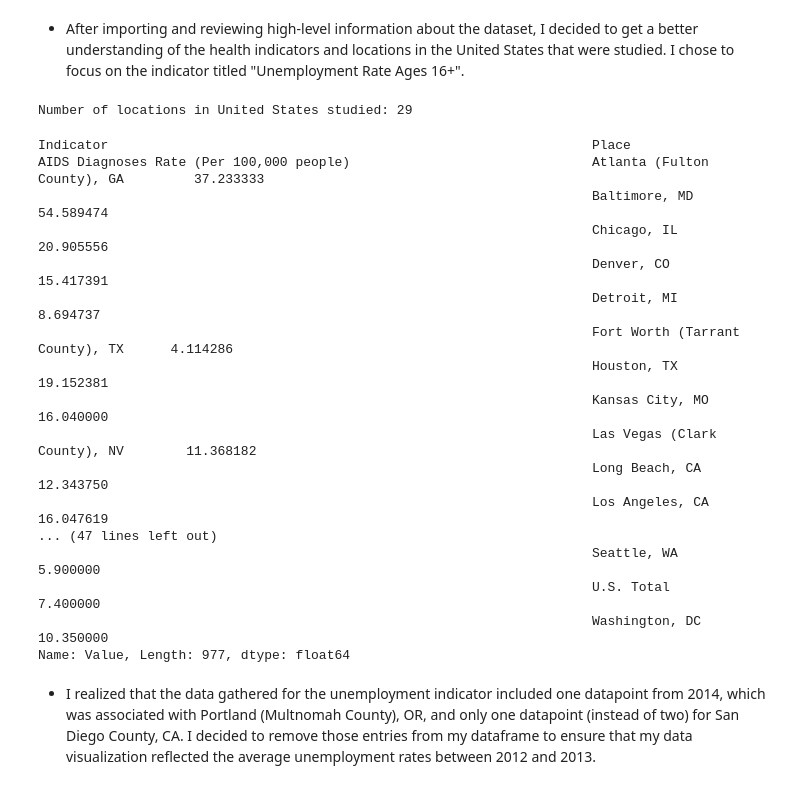
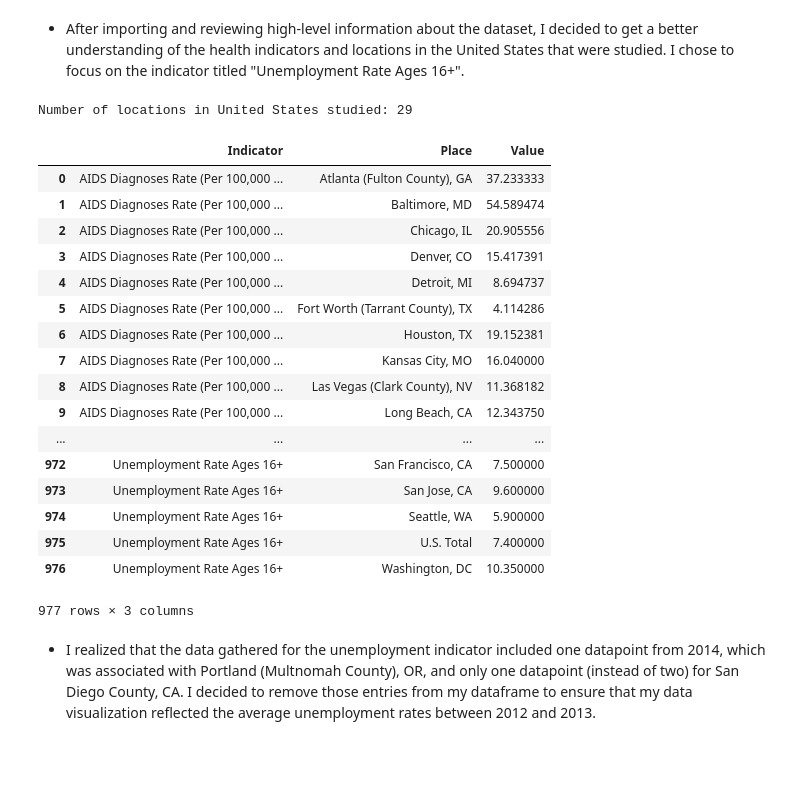
Before and after one commit to elakew/bigcity_health, a Jupyter notebook: health_data.ipynb, the cells around one changed output. Cells and saved outputs as stored; diff of their text form; code cells hidden in the pictures; blank space fills up the shorter version.

```diff
--- a/health_data.ipynb
+++ b/health_data.ipynb
@@ -42,26 +42,27 @@ memory usage: 1.1+ MB
 # %%
 place = health['Place'].nunique()
 print("Number of locations in United States studied:", place)
-health.groupby(['Indicator', 'Place']).Value.mean()
+health.groupby(['Indicator', 'Place']).Value.mean().reset_index()
 # %% [output]
 Number of locations in United States studied: 29
+|  | Indicator | Place | Value |
+| 0 | AIDS Diagnoses Rate (Per 100,000 ... | Atlanta (Fulton County), GA | 37.233333 |
+| 1 | AIDS Diagnoses Rate (Per 100,000 ... | Baltimore, MD | 54.589474 |
+| 2 | AIDS Diagnoses Rate (Per 100,000 ... | Chicago, IL | 20.905556 |
+| 3 | AIDS Diagnoses Rate (Per 100,000 ... | Denver, CO | 15.417391 |
+| 4 | AIDS Diagnoses Rate (Per 100,000 ... | Detroit, MI | 8.694737 |
+| 5 | AIDS Diagnoses Rate (Per 100,000 ... | Fort Worth (Tarrant County), TX | 4.114286 |
+| 6 | AIDS Diagnoses Rate (Per 100,000 ... | Houston, TX | 19.152381 |
+| 7 | AIDS Diagnoses Rate (Per 100,000 ... | Kansas City, MO | 16.040000 |
+| 8 | AIDS Diagnoses Rate (Per 100,000 ... | Las Vegas (Clark County), NV | 11.368182 |
+| 9 | AIDS Diagnoses Rate (Per 100,000 ... | Long Beach, CA | 12.343750 |
+| ... | ... | ... | ... |
+| 972 | Unemployment Rate Ages 16+ | San Francisco, CA | 7.500000 |
+| 973 | Unemployment Rate Ages 16+ | San Jose, CA | 9.600000 |
+| 974 | Unemployment Rate Ages 16+ | Seattle, WA | 5.900000 |
+| 975 | Unemployment Rate Ages 16+ | U.S. Total | 7.400000 |
+| 976 | Unemployment Rate Ages 16+ | Washington, DC | 10.350000 |
-Indicator                                                              Place
-AIDS Diagnoses Rate (Per 100,000 people)                               Atlanta (Fulton County), GA         37.233333
-                                                                       Baltimore, MD                       54.589474
-                                                                       Chicago, IL                         20.905556
-                                                                       Denver, CO                          15.417391
-                                                                       Detroit, MI                          8.694737
-                                                                       Fort Worth (Tarrant County), TX      4.114286
-                                                                       Houston, TX                         19.152381
-                                                                       Kansas City, MO                     16.040000
-                                                                       Las Vegas (Clark County), NV        11.368182
-                                                                       Long Beach, CA                      12.343750
-                                                                       Los Angeles, CA                     16.047619
-... (47 lines left out)
-                                                                       Seattle, WA                          5.900000
-                                                                       U.S. Total                           7.400000
-                                                                       Washington, DC                      10.350000
-Name: Value, Length: 977, dtype: float64
+977 rows × 3 columns
 # %% [markdown]
 * I realized that the data gathered for the unemployment indicator included one datapoint from 2014, which was associated with Portland (Multnomah County), OR, and only one datapoint (instead of two) for San Diego County, CA. I decided to remove those entries from my dataframe to ensure that my data visualization reflected the average unemployment rates between 2012 and 2013.
 # %%
```
